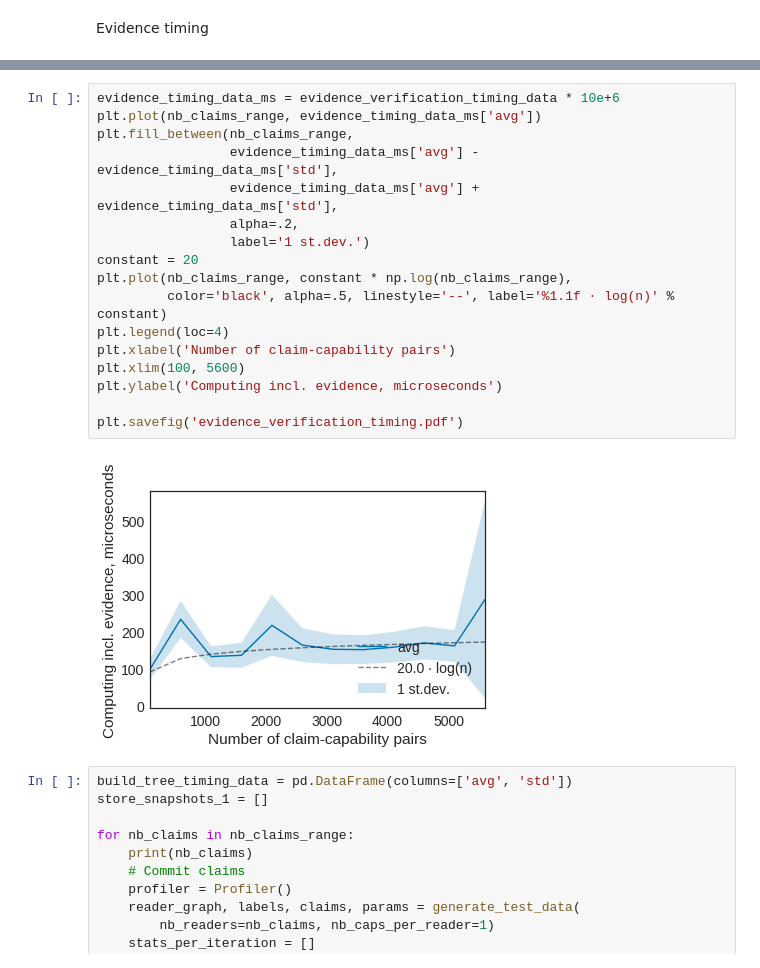
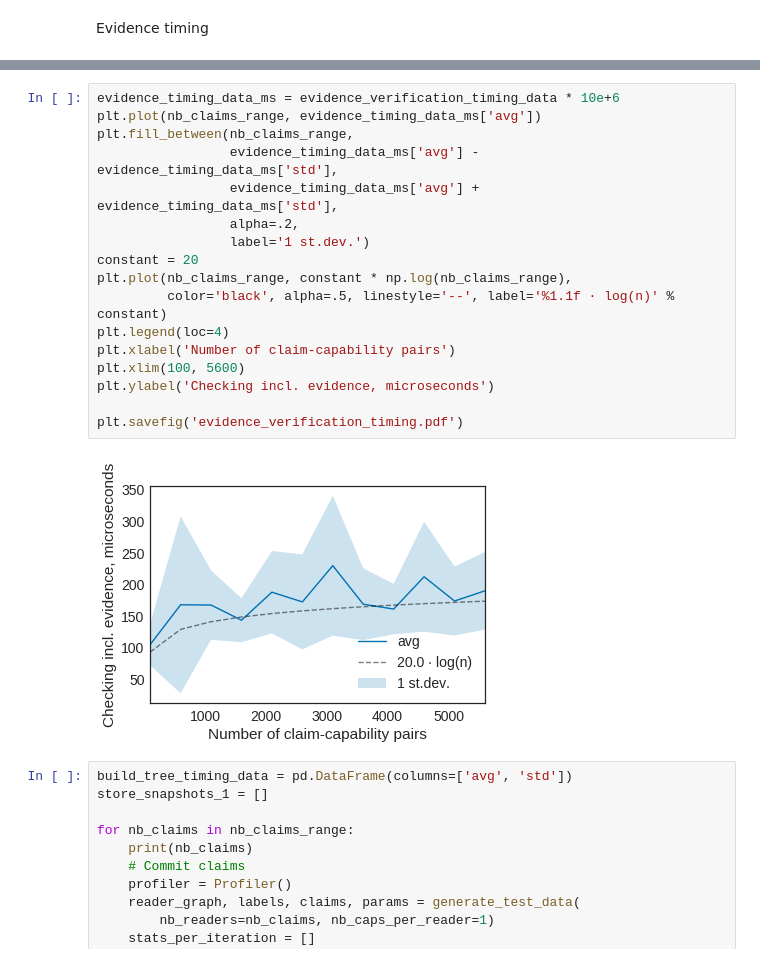
Before and after one commit to claimchain/claimchain-core, a Jupyter notebook: simulations/operations_profiling.ipynb, the cells around one changed output, grey strips where cells are left out. Drawn from its saved outputs; the diff is of its cells as text.

Commit message:
Update plots after the new run

```diff
--- a/simulations/operations_profiling.ipynb
+++ b/simulations/operations_profiling.ipynb
@@ -228,22 +228,22 @@ plt.savefig('evidence_computation_timing.pdf')
 # %%
 evidence_timing_data_ms = evidence_verification_timing_data * 10e+6
 plt.plot(nb_claims_range, evidence_timing_data_ms['avg'])
 plt.fill_between(nb_claims_range,
                  evidence_timing_data_ms['avg'] - evidence_timing_data_ms['std'],
                  evidence_timing_data_ms['avg'] + evidence_timing_data_ms['std'],
                  alpha=.2,
                  label='1 st.dev.')
 constant = 20
 plt.plot(nb_claims_range, constant * np.log(nb_claims_range),
          color='black', alpha=.5, linestyle='--', label='%1.1f · log(n)' % constant)
 plt.legend(loc=4)
 plt.xlabel('Number of claim-capability pairs')
 plt.xlim(100, 5600)
-plt.ylabel('Computing incl. evidence, microseconds')
+plt.ylabel('Checking incl. evidence, microseconds')
 
 plt.savefig('evidence_verification_timing.pdf')
 # %% [output]
-[figure, old version]
+[figure, new version]
 # %%
 build_tree_timing_data = pd.DataFrame(columns=['avg', 'std'])
 store_snapshots_1 = []
```
Also changed, not shown: parts of 2 cells of this notebook.
